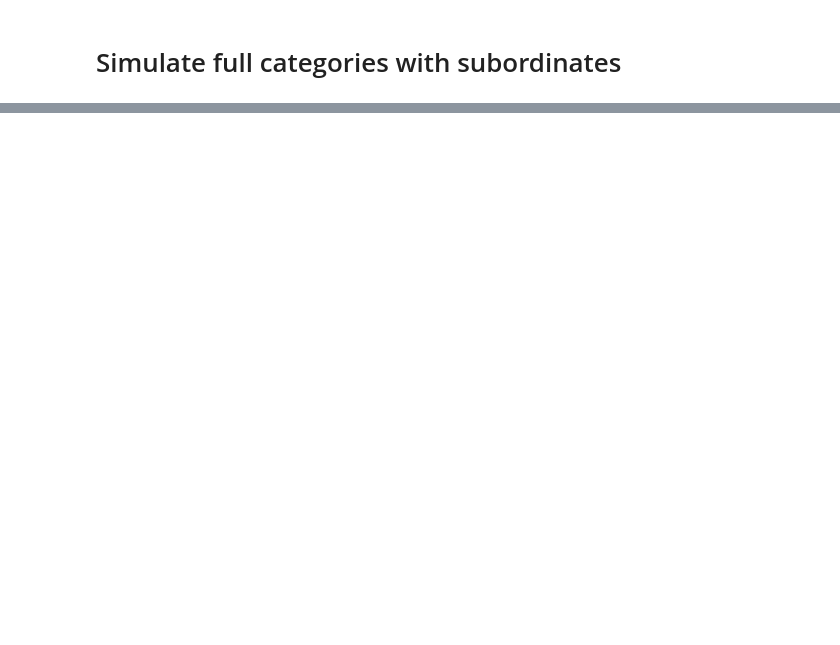
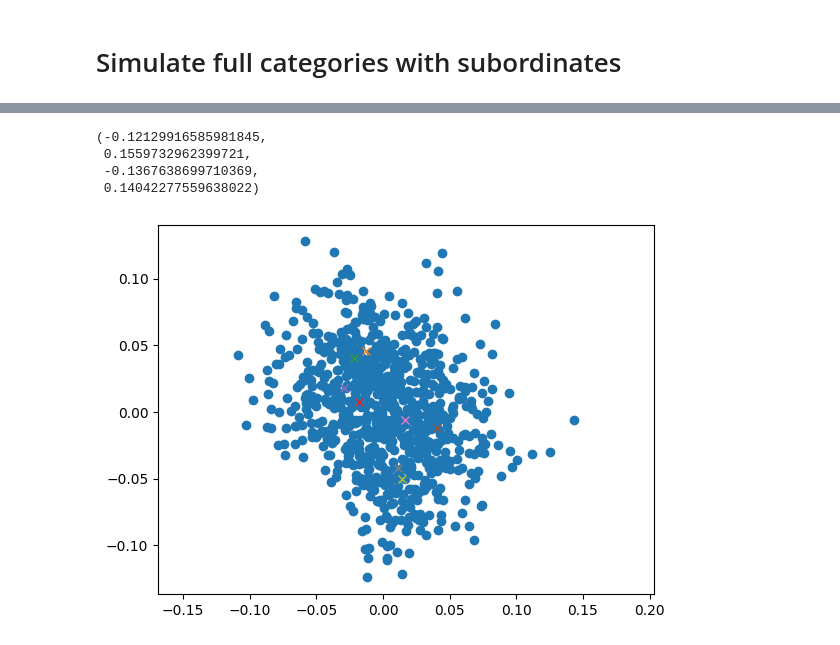
Before and after one commit to tobasummandal/deepCats, a Jupyter notebook: cat_sim_modified.ipynb, the cells around one changed output, grey strips where cells are left out. Drawn from its saved outputs; the diff is of its cells as text; code cells hidden in the pictures; blank space fills up the shorter version.

```diff
--- a/cat_sim_modified.ipynb
+++ b/cat_sim_modified.ipynb
@@ -61,8 +282,8 @@ subExemplars, subCentroids, subLabels = cat.make_categories( #added subLabels
     super_rad=1,
     basic_rad=0.5,
     sub_rad=0.25,
-    nFeatures=2, #Changed to 2
+    nFeatures=1024,
     nImages=100,
-    relu=True,
-    radius_density="uniform", #changed power to uniform
+    relu=False, #changed to False
+    radius_density="power",
 )
@@ -69,2 +318,14 @@ subExemplars, subCentroids, subLabels = cat.make_categories( #added subLabels
+# %%
+plt.plot(subExemplars[:,0],subExemplars[:,1],'o')
+for i in range(subCentroids.shape[0]):
+    plt.plot(subCentroids[i,0],subCentroids[i,1],'x')
+
+plt.axis('equal')
+# %% [output]
+(-0.12129916585981845,
+ 0.1559732962399721,
+ -0.1367638699710369,
+ 0.14042277559638022)
+[figure, added]
 # %%
 # Demonstrate that divisive hierarchical clustering can reconstruct the hierarchy
```
Also changed, not shown: parts of 29 cells of this notebook.
